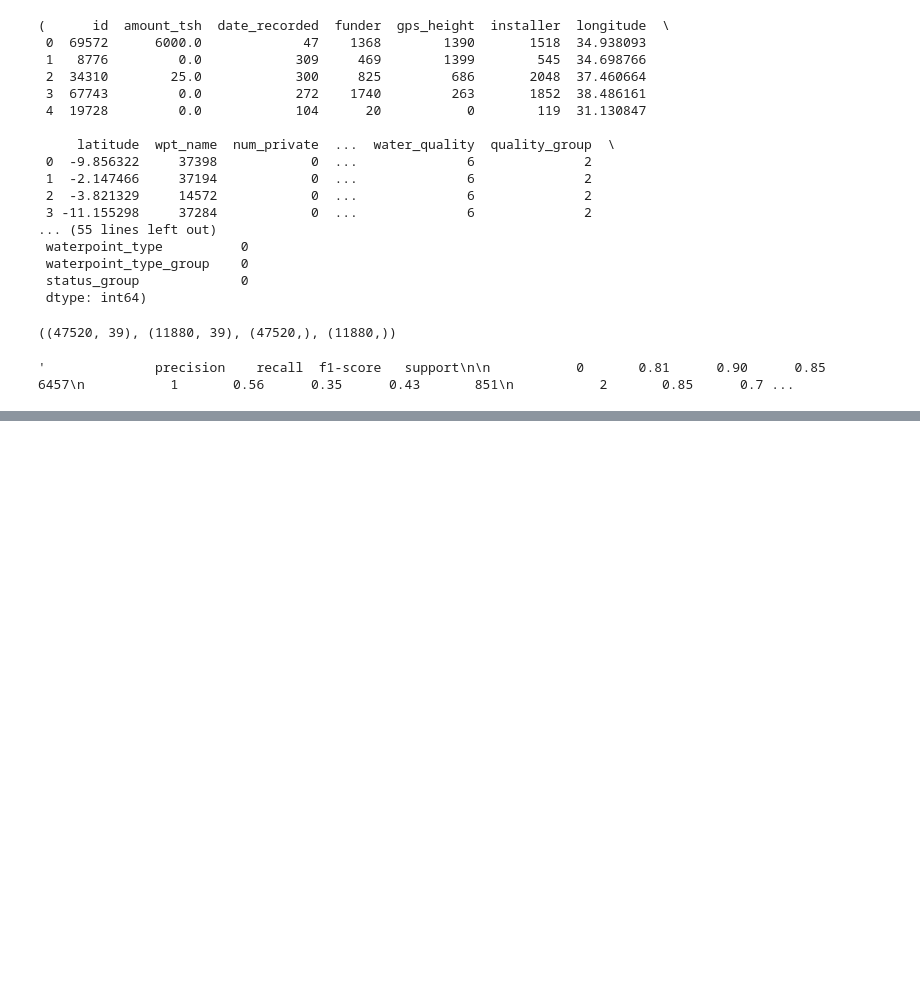
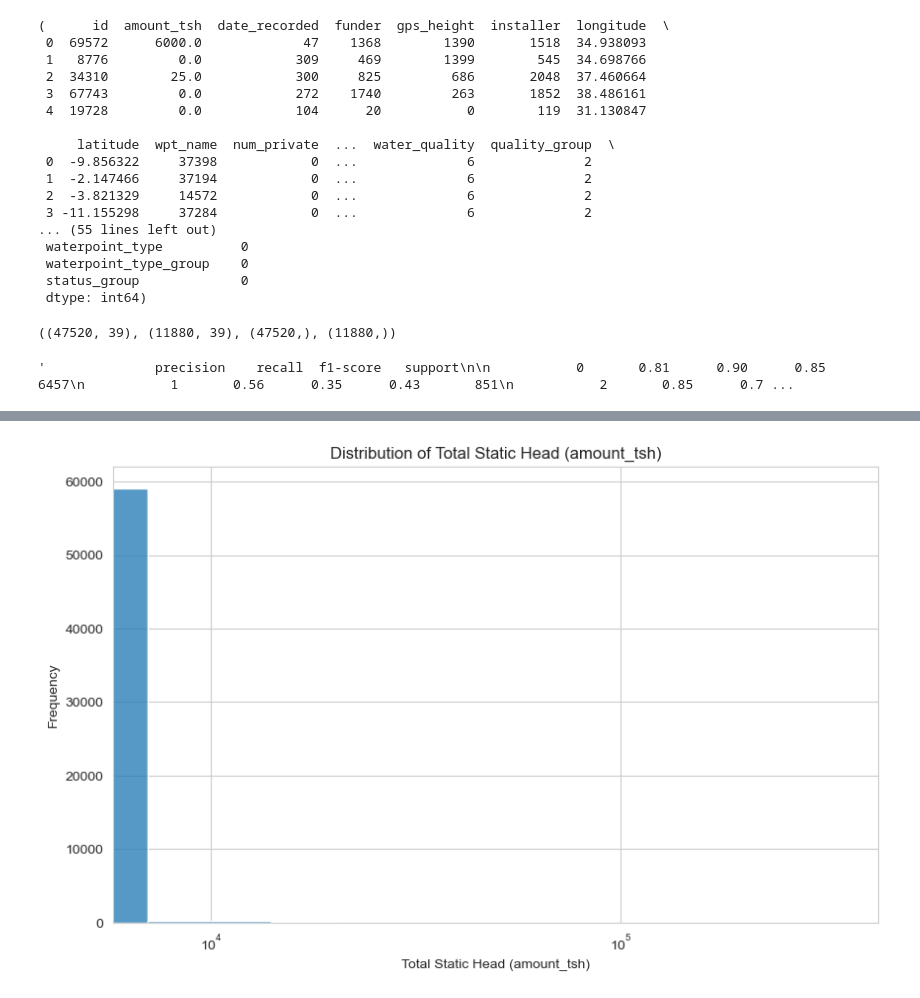
Before and after one commit to PeteZDj/Phase3Project, a Jupyter notebook: index.ipynb, the cells around one changed output, grey strips where cells are left out. Saved outputs shown, nothing was run; the diff lists cells and outputs as text; code cells hidden in the pictures; blank space fills up the shorter version.

```diff
--- a/index.ipynb
+++ b/index.ipynb
@@ -137,0 +233,14 @@ classification_rep
+# %%
+import matplotlib.pyplot as plt
+import seaborn as sns
+
+sns.set_style("whitegrid")
+plt.figure(figsize=(10, 6))
+sns.histplot(train_data['amount_tsh'], bins=50, kde=False)
+plt.title('Distribution of Total Static Head (amount_tsh)')
+plt.xlabel('Total Static Head (amount_tsh)')
+plt.ylabel('Frequency')
+plt.xscale('log')
+plt.show()
+# %% [output]
+[figure, added]
```
Also changed, not shown: parts of 9 cells of this notebook.
